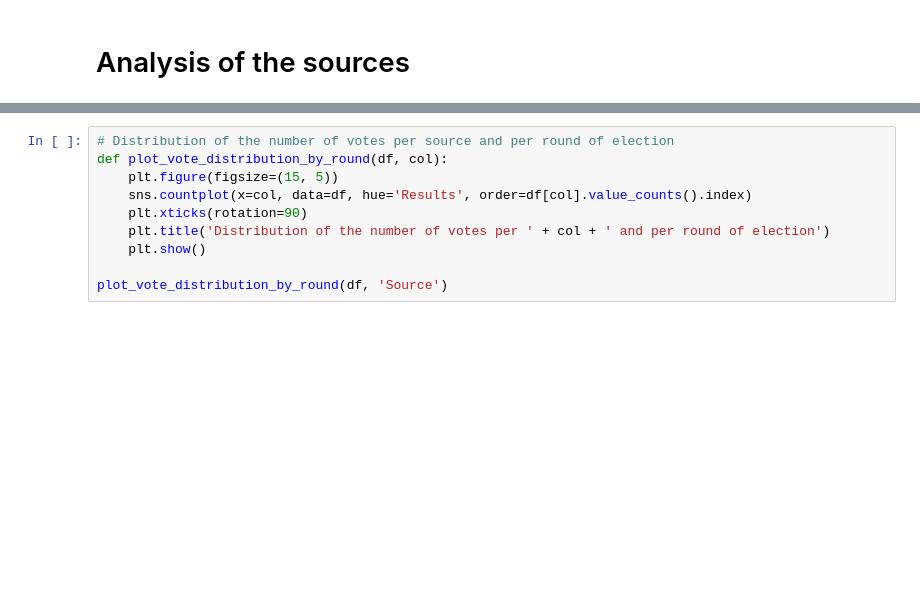
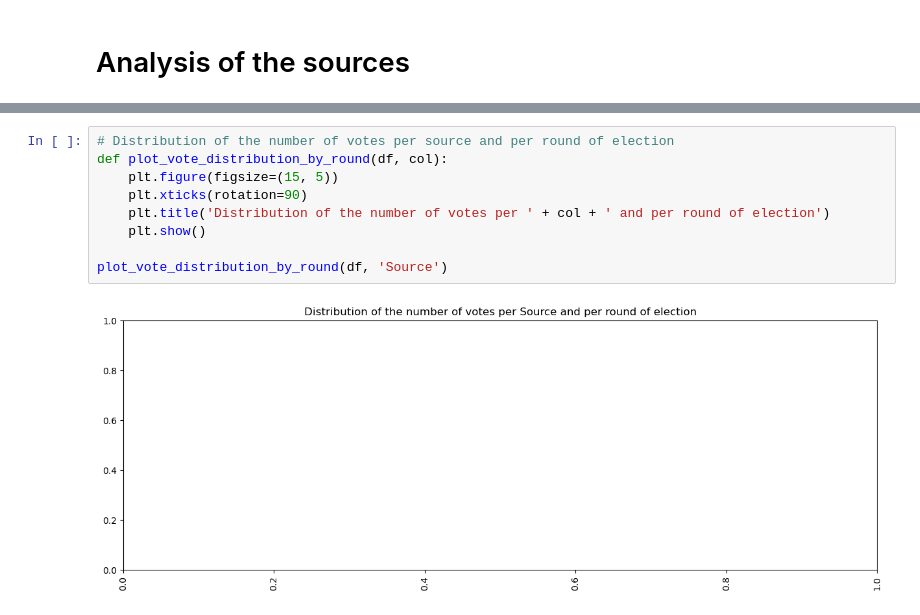
Before and after one commit to epfl-ada/ada-2023-project-abracadabra, a Jupyter notebook: time_series2.ipynb, the cells around one changed output, grey strips where cells are left out. Saved outputs shown, nothing was run; the diff lists cells and outputs as text; blank space fills up the shorter version.

```diff
--- a/time_series2.ipynb
+++ b/time_series2.ipynb
@@ -178,10 +164,11 @@ plot_vote_distribution(df, 'Source')
 # %%
 # Distribution of the number of votes per source and per round of election
 def plot_vote_distribution_by_round(df, col):
     plt.figure(figsize=(15, 5))
-    sns.countplot(x=col, data=df, hue='Results', order=df[col].value_counts().index)
     plt.xticks(rotation=90)
     plt.title('Distribution of the number of votes per ' + col + ' and per round of election')
     plt.show()
 
 plot_vote_distribution_by_round(df, 'Source')
+# %% [output]
+[figure, added]
```
Also changed, not shown: parts of 10 cells of this notebook, 10 other files.
